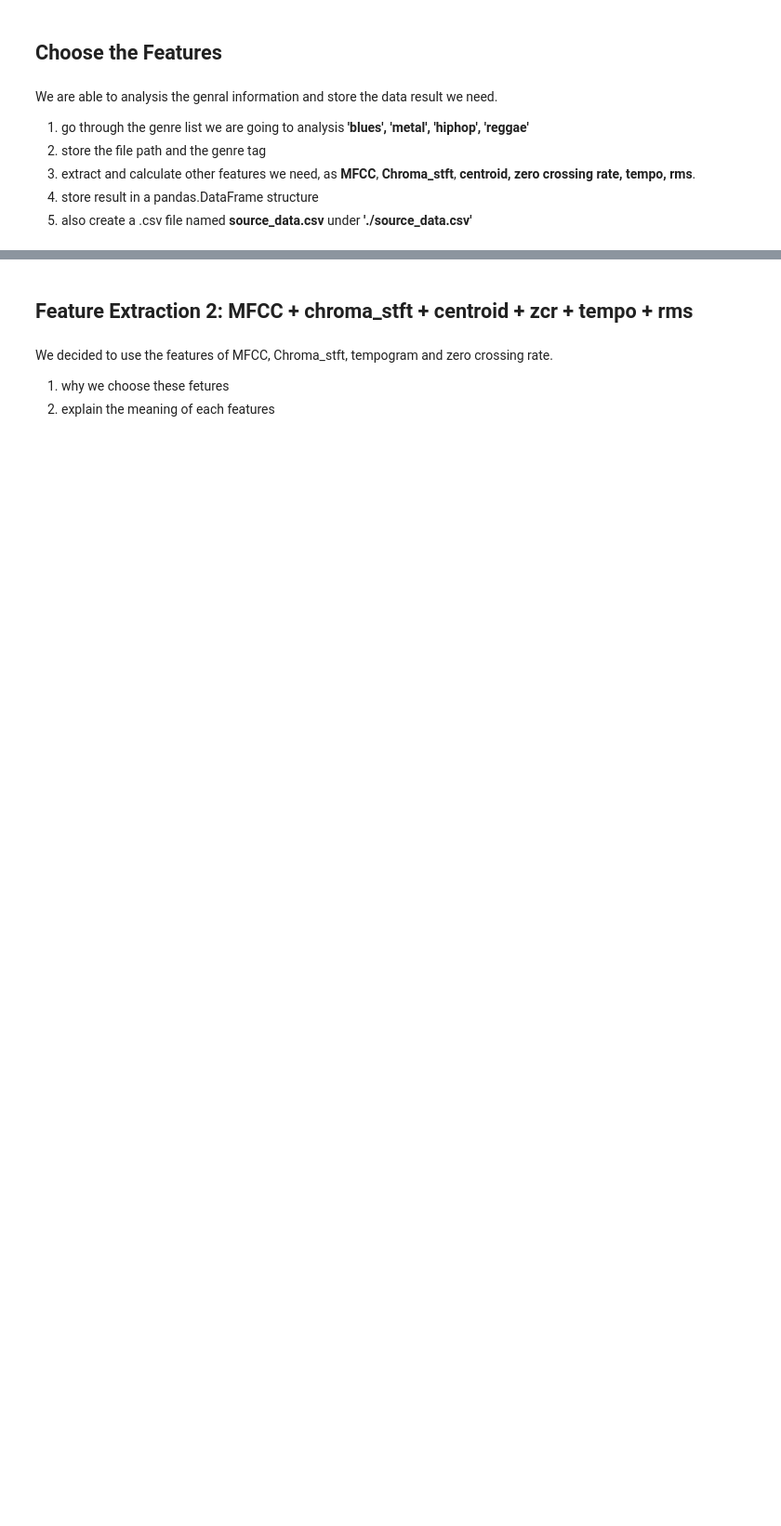
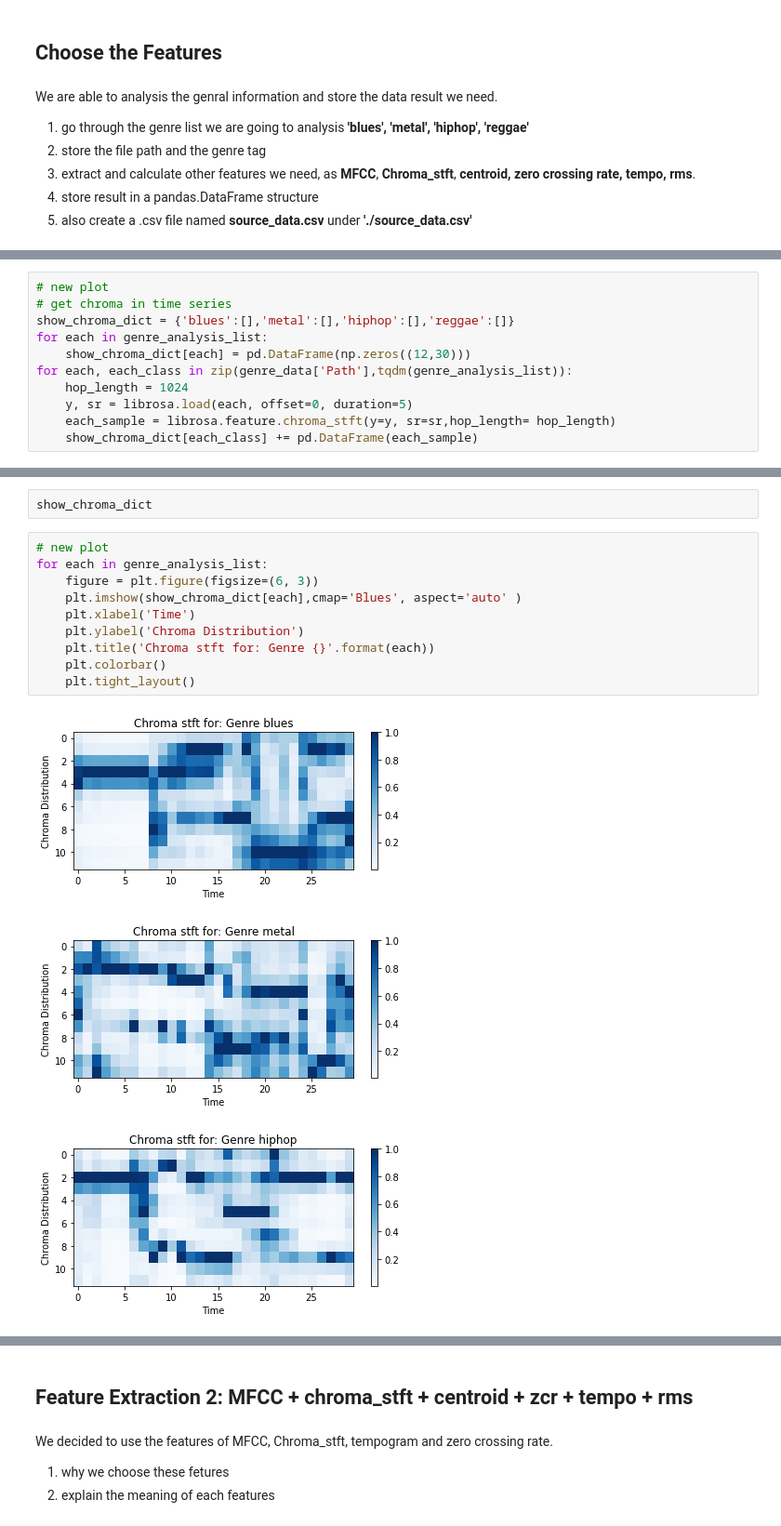
Before and after one commit to yilin10/MusicalGenreClassification, a Jupyter notebook: Assignment1.ipynb, the cells around one changed output, grey strips where cells are left out. Shown: that part at 93% size. Saved outputs shown, nothing was run; the diff lists cells and outputs as text; blank space fills up the shorter version.

```diff
--- a/Assignment1.ipynb
+++ b/Assignment1.ipynb
@@ -198,0 +248,11 @@ We are able to analysis the genral information and store the data result we need
+# %%
+# new plot
+# get chroma in time series
+show_chroma_dict = {'blues':[],'metal':[],'hiphop':[],'reggae':[]}
+for each in genre_analysis_list:
+    show_chroma_dict[each] = pd.DataFrame(np.zeros((12,30)))
+for each, each_class in zip(genre_data['Path'],tqdm(genre_analysis_list)):
+    hop_length = 1024
+    y, sr = librosa.load(each, offset=0, duration=5)
+    each_sample = librosa.feature.chroma_stft(y=y, sr=sr,hop_length= hop_length)
+    show_chroma_dict[each_class] += pd.DataFrame(each_sample)
@@ -198,0 +261,16 @@ We are able to analysis the genral information and store the data result we need
+# %%
+show_chroma_dict
+# %%
+# new plot
+for each in genre_analysis_list:
+    figure = plt.figure(figsize=(6, 3))
+    plt.imshow(show_chroma_dict[each],cmap='Blues', aspect='auto' )
+    plt.xlabel('Time')
+    plt.ylabel('Chroma Distribution')
+    plt.title('Chroma stft for: Genre {}'.format(each))
+    plt.colorbar()
+    plt.tight_layout()
+# %% [output]
+[figure, added]
+[figure, added]
+[figure, added]
```
Also changed, not shown: parts of 16 cells of this notebook.
